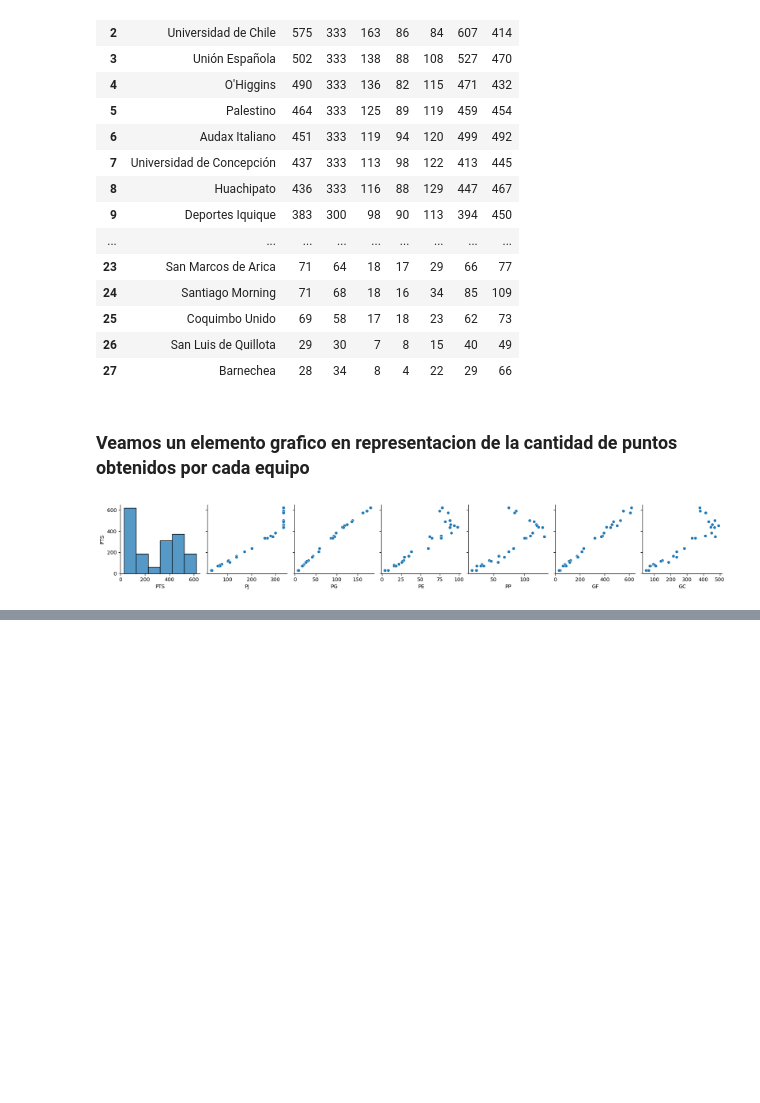
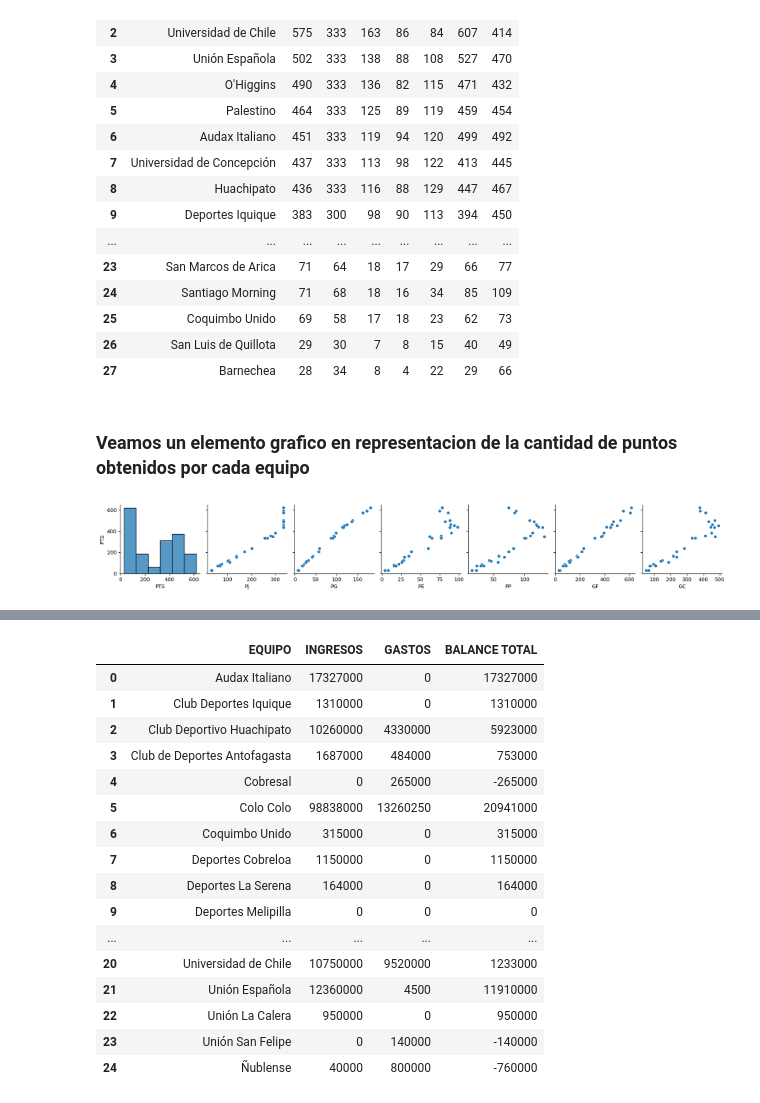
Before and after one commit to fmeza7/Proyecto_Cs_Datos_Grupo_1, a Jupyter notebook: Proyecto.ipynb, the cells around one changed output, grey strips where cells are left out. Saved outputs shown, nothing was run; the diff lists cells and outputs as text; code cells hidden in the pictures; blank space fills up the shorter version.

```diff
--- a/Proyecto.ipynb
+++ b/Proyecto.ipynb
@@ -729 +612,55 @@ df_publico
+# %%
+t_2019 = pd.read_csv('Transferencias/transferencias_2019.csv')
+t_2019['Ingresos'] = t_2019['Ingresos'].astype(str).str.replace('.','').astype(int)
+t_2019['Gastos'] = t_2019['Gastos'].astype(str).str.replace('.','').astype(int)
+t_2019['Balance Total'] = t_2019['Balance Total'].astype(str).str.replace('.','').astype(int)
+
+remplazo=[]
+for equipo in t_2019['Equipos']:
+    equipo = equipo.replace('CD','')
+    equipo = equipo.replace('CSD','')
+    equipo =equipo.replace('CDP','')
+    equipo =equipo.strip()
+    remplazo.append(equipo)
+t_2019['Equipos'] = remplazo
+# %%
+t_2020 = pd.read_csv('Transferencias/transferencias_2020.csv')
+t_2020['Ingresos'] = t_2020['Ingresos'].astype(str).str.replace('.','').astype(int)
+t_2020['Gastos'] = t_2020['Gastos'].astype(str).str.replace('.','').astype(int)
+t_2020['Balance Total'] = t_2020['Balance Total'].astype(str).str.replace('.','').astype(int)
+
+remplazo=[]
+for equipo in t_2020['Equipos']:
+    equipo = equipo.replace('CD','')
+    equipo = equipo.replace('CSD','')
+    equipo =equipo.replace('CDP','')
+    equipo =equipo.strip()
+    remplazo.append(equipo)
+t_2020['Equipos'] = remplazo
+# %%
+df_decada_t=pd.concat([t_2010,t_2011,t_2012,t_2013,t_2014,t_2015,t_2016,t_2017,t_2018,t_2019,t_2020],axis=0)
+df_decada_t=df_decada_t.rename({'Equipos':'EQUIPO',
+'Ingresos':'Ingresos'.upper(),
+'Gastos':'Gastos'.upper(),
+'Balance Total':'Balance Total'.upper()},axis=1)
+df_decada_t = df_decada_t.groupby(by='EQUIPO').agg({'INGRESOS':'sum','GASTOS':'sum','BALANCE TOTAL':'sum'}).reset_index()
+df_decada_t
+# %% [output]
+|  | EQUIPO | INGRESOS | GASTOS | BALANCE TOTAL |
+| 0 | Audax Italiano | 17327000 | 0 | 17327000 |
+| 1 | Club Deportes Iquique | 1310000 | 0 | 1310000 |
+| 2 | Club Deportivo Huachipato | 10260000 | 4330000 | 5923000 |
+| 3 | Club de Deportes Antofagasta | 1687000 | 484000 | 753000 |
+| 4 | Cobresal | 0 | 265000 | -265000 |
+| 5 | Colo Colo | 98838000 | 13260250 | 20941000 |
+| 6 | Coquimbo Unido | 315000 | 0 | 315000 |
+| 7 | Deportes Cobreloa | 1150000 | 0 | 1150000 |
+| 8 | Deportes La Serena | 164000 | 0 | 164000 |
+| 9 | Deportes Melipilla | 0 | 0 | 0 |
+| ... | ... | ... | ... | ... |
+| 20 | Universidad de Chile | 10750000 | 9520000 | 1233000 |
+| 21 | Unión Española | 12360000 | 4500 | 11910000 |
+| 22 | Unión La Calera | 950000 | 0 | 950000 |
+| 23 | Unión San Felipe | 0 | 140000 | -140000 |
+| 24 | Ñublense | 40000 | 800000 | -760000 |
 # %% [markdown]
```
Also changed, not shown: parts of 17 cells of this notebook, 1 other file.
